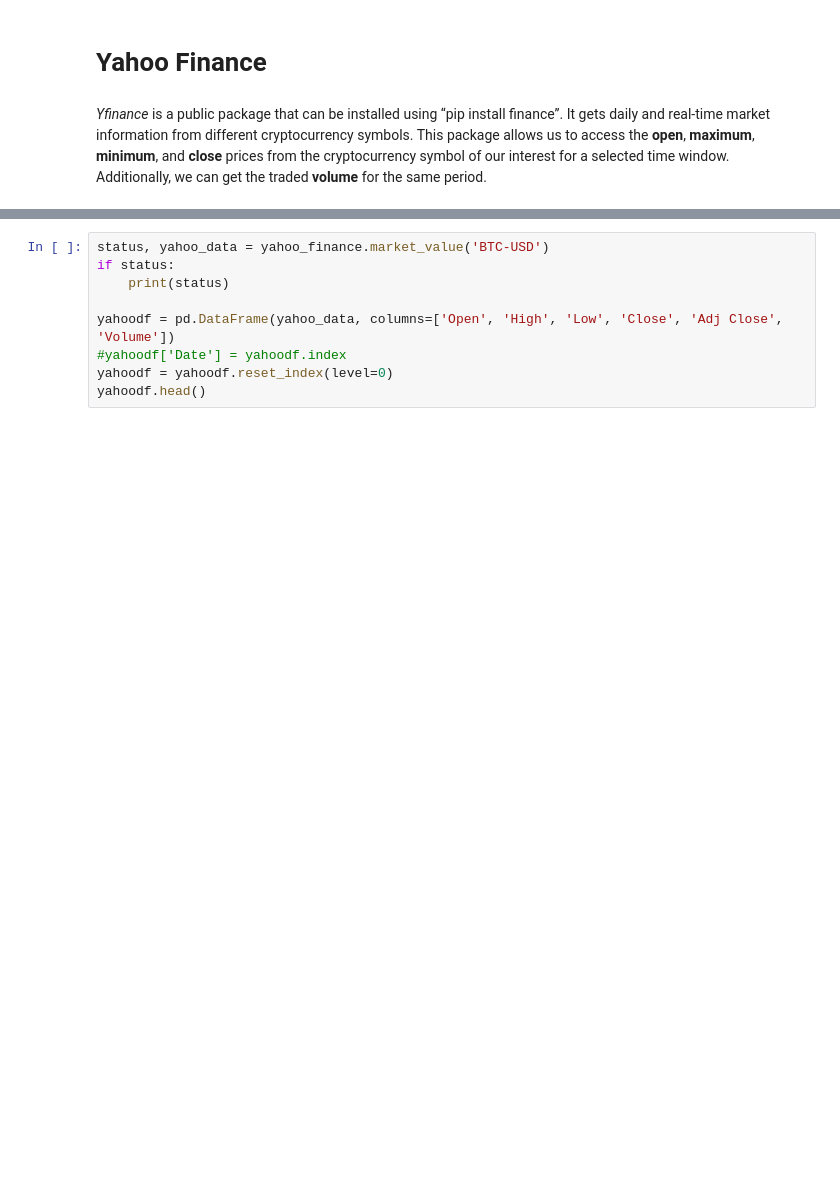
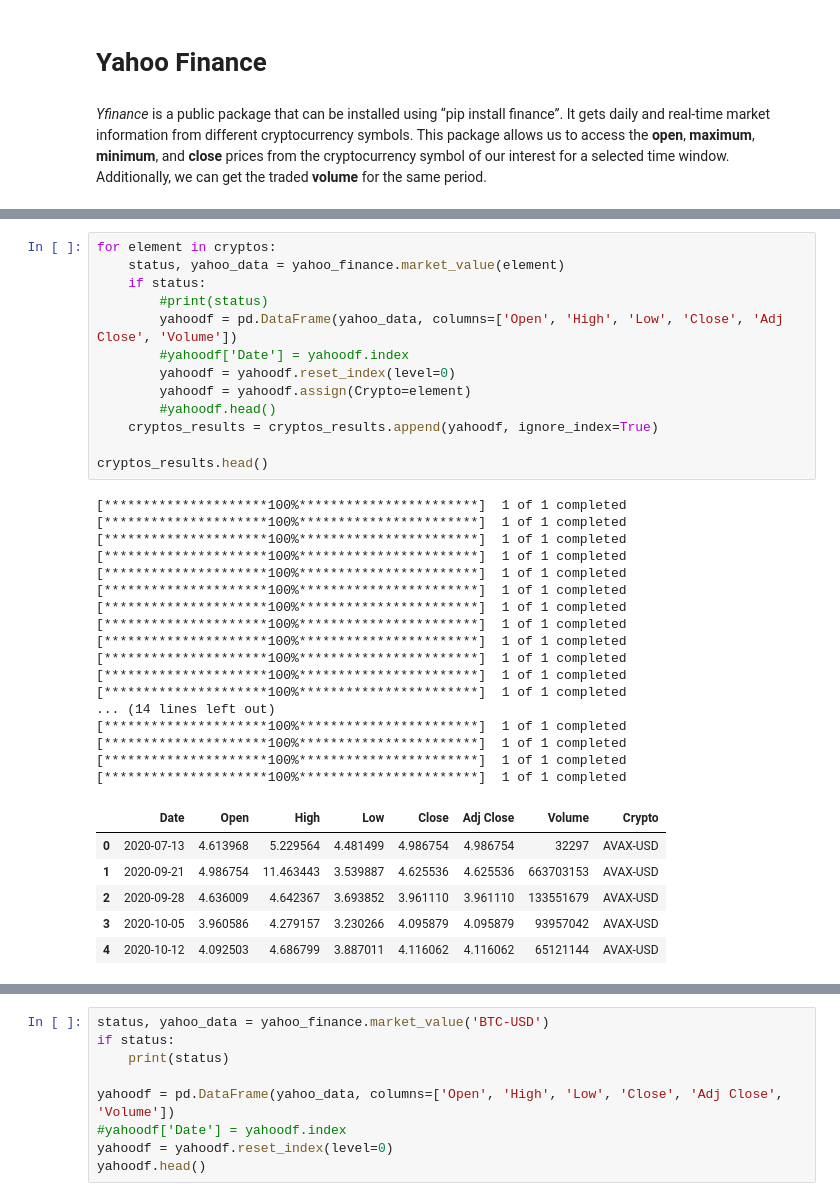
Before and after one commit to andres-pb/DS4A_project, a Jupyter notebook: EDA.ipynb, the cells around one changed output, grey strips where cells are left out. Saved outputs shown, nothing was run; the diff lists cells and outputs as text; blank space fills up the shorter version.

```diff
--- a/EDA.ipynb
+++ b/EDA.ipynb
@@ -49,0 +55,37 @@ __LOG.info(starting_message())
+# %%
+for element in cryptos:
+    status, yahoo_data = yahoo_finance.market_value(element)
+    if status:
+        #print(status)
+        yahoodf = pd.DataFrame(yahoo_data, columns=['Open', 'High', 'Low', 'Close', 'Adj Close', 'Volume'])
+        #yahoodf['Date'] = yahoodf.index
+        yahoodf = yahoodf.reset_index(level=0)
+        yahoodf = yahoodf.assign(Crypto=element)
+        #yahoodf.head()
+    cryptos_results = cryptos_results.append(yahoodf, ignore_index=True)
+
+cryptos_results.head()
+# %% [output]
+[*********************100%***********************]  1 of 1 completed
+[*********************100%***********************]  1 of 1 completed
+[*********************100%***********************]  1 of 1 completed
+[*********************100%***********************]  1 of 1 completed
+[*********************100%***********************]  1 of 1 completed
+[*********************100%***********************]  1 of 1 completed
+[*********************100%***********************]  1 of 1 completed
+[*********************100%***********************]  1 of 1 completed
+[*********************100%***********************]  1 of 1 completed
+[*********************100%***********************]  1 of 1 completed
+[*********************100%***********************]  1 of 1 completed
+[*********************100%***********************]  1 of 1 completed
+... (14 lines left out)
+[*********************100%***********************]  1 of 1 completed
+[*********************100%***********************]  1 of 1 completed
+[*********************100%***********************]  1 of 1 completed
+[*********************100%***********************]  1 of 1 completed
+|  | Date | Open | High | Low | Close | Adj Close | Volume | Crypto |
+| 0 | 2020-07-13 | 4.613968 | 5.229564 | 4.481499 | 4.986754 | 4.986754 | 32297 | AVAX-USD |
+| 1 | 2020-09-21 | 4.986754 | 11.463443 | 3.539887 | 4.625536 | 4.625536 | 663703153 | AVAX-USD |
+| 2 | 2020-09-28 | 4.636009 | 4.642367 | 3.693852 | 3.961110 | 3.961110 | 133551679 | AVAX-USD |
+| 3 | 2020-10-05 | 3.960586 | 4.279157 | 3.230266 | 4.095879 | 4.095879 | 93957042 | AVAX-USD |
+| 4 | 2020-10-12 | 4.092503 | 4.686799 | 3.887011 | 4.116062 | 4.116062 | 65121144 | AVAX-USD |
```
Also changed, not shown: parts of 3 cells of this notebook, 2 other files.
